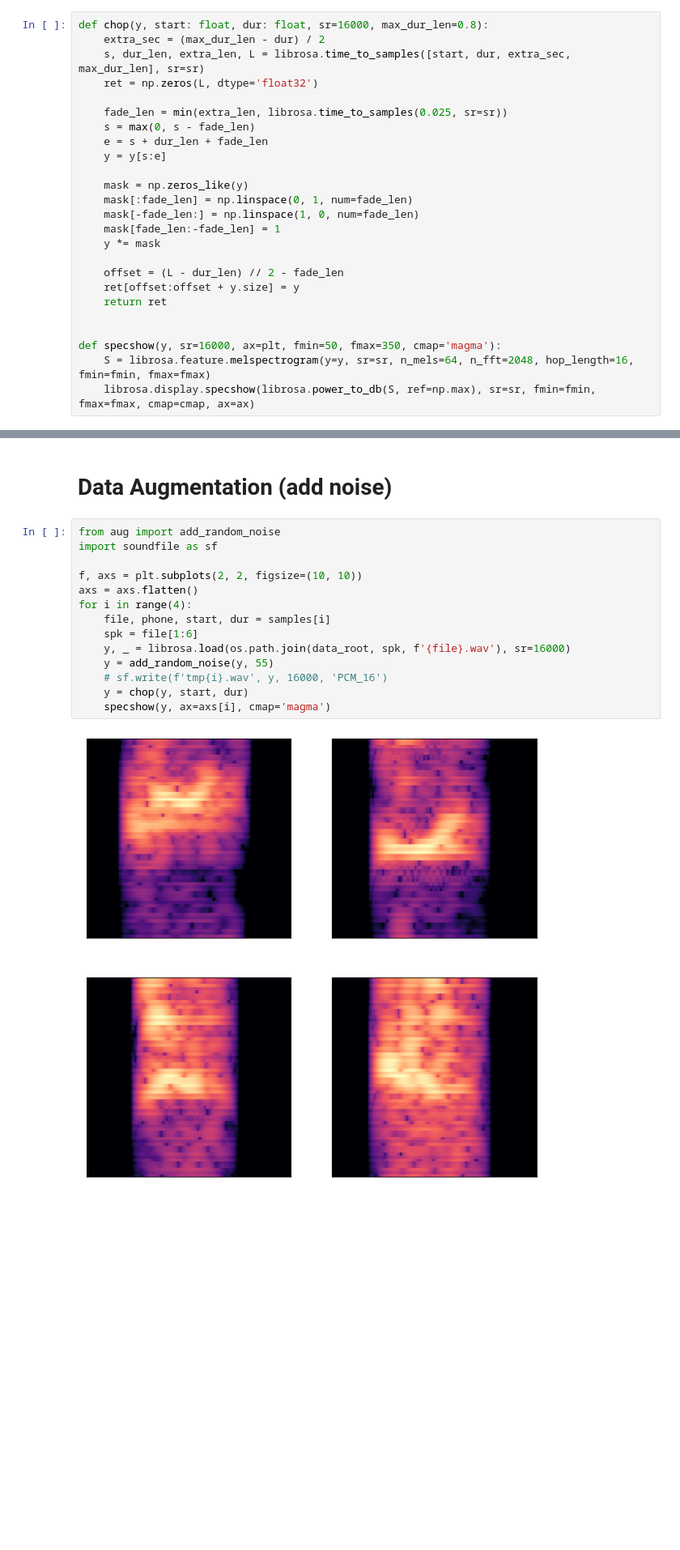
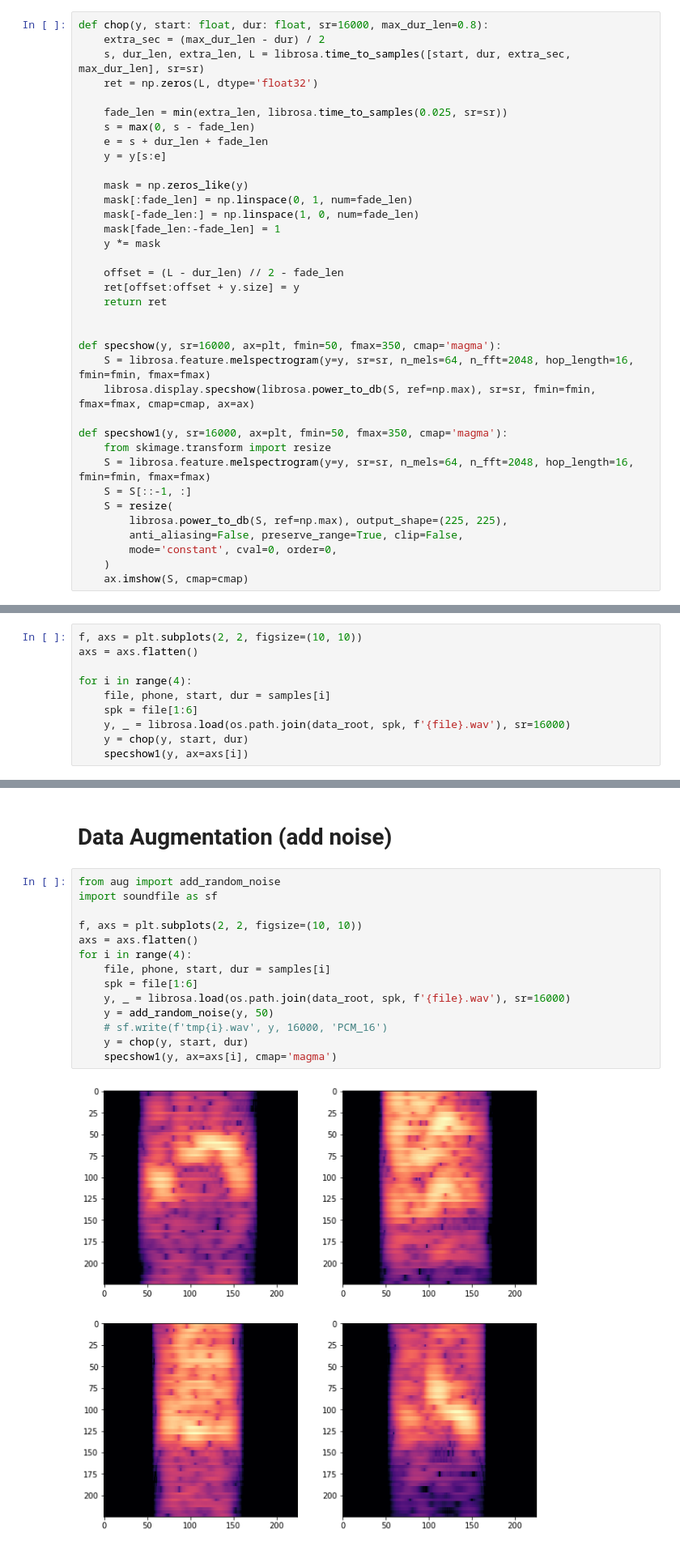
Before and after one commit to tjysdsg/tone_classifier, a Jupyter notebook: test.ipynb, the cells around one changed output, grey strips where cells are left out. Shown at 81% size. Saved outputs shown, nothing was run; the diff lists cells and outputs as text; blank space fills up the shorter version.

```diff
--- a/test.ipynb
+++ b/test.ipynb
@@ -49,5 +49,16 @@ def chop(y, start: float, dur: float, sr=16000, max_dur_len=0.8):
 def specshow(y, sr=16000, ax=plt, fmin=50, fmax=350, cmap='magma'):
     S = librosa.feature.melspectrogram(y=y, sr=sr, n_mels=64, n_fft=2048, hop_length=16, fmin=fmin, fmax=fmax)
     librosa.display.specshow(librosa.power_to_db(S, ref=np.max), sr=sr, fmin=fmin, fmax=fmax, cmap=cmap, ax=ax)
+
+def specshow1(y, sr=16000, ax=plt, fmin=50, fmax=350, cmap='magma'):
+    from skimage.transform import resize
+    S = librosa.feature.melspectrogram(y=y, sr=sr, n_mels=64, n_fft=2048, hop_length=16, fmin=fmin, fmax=fmax)
+    S = S[::-1, :]
+    S = resize(
+        librosa.power_to_db(S, ref=np.max), output_shape=(225, 225),
+        anti_aliasing=False, preserve_range=True, clip=False,
+        mode='constant', cval=0, order=0,
+    )
+    ax.imshow(S, cmap=cmap)
 # %% [markdown]
 # Mel-Spectrogram
@@ -65,0 +81,10 @@ for i in range(4):
+# %%
+f, axs = plt.subplots(2, 2, figsize=(10, 10))
+axs = axs.flatten()
+
+for i in range(4):
+    file, phone, start, dur = samples[i]
+    spk = file[1:6]
+    y, _ = librosa.load(os.path.join(data_root, spk, f'{file}.wav'), sr=16000)
+    y = chop(y, start, dur)
+    specshow1(y, ax=axs[i])
@@ -68,19 +95,19 @@ for i in range(4):
 # %%
 from aug import add_random_noise
 import soundfile as sf
 
 f, axs = plt.subplots(2, 2, figsize=(10, 10))
 axs = axs.flatten()
 for i in range(4):
     file, phone, start, dur = samples[i]
     spk = file[1:6]
     y, _ = librosa.load(os.path.join(data_root, spk, f'{file}.wav'), sr=16000)
-    y = add_random_noise(y, 55)
+    y = add_random_noise(y, 50)
     # sf.write(f'tmp{i}.wav', y, 16000, 'PCM_16')
     y = chop(y, start, dur)
-    specshow(y, ax=axs[i], cmap='magma')
+    specshow1(y, ax=axs[i], cmap='magma')
 # %% [output]
-[figure, old version]
+[figure, new version]
 # %% [markdown]
 # Denoise test
 # %%
```
Also changed, not shown: parts of 7 cells of this notebook, 5 other files.
